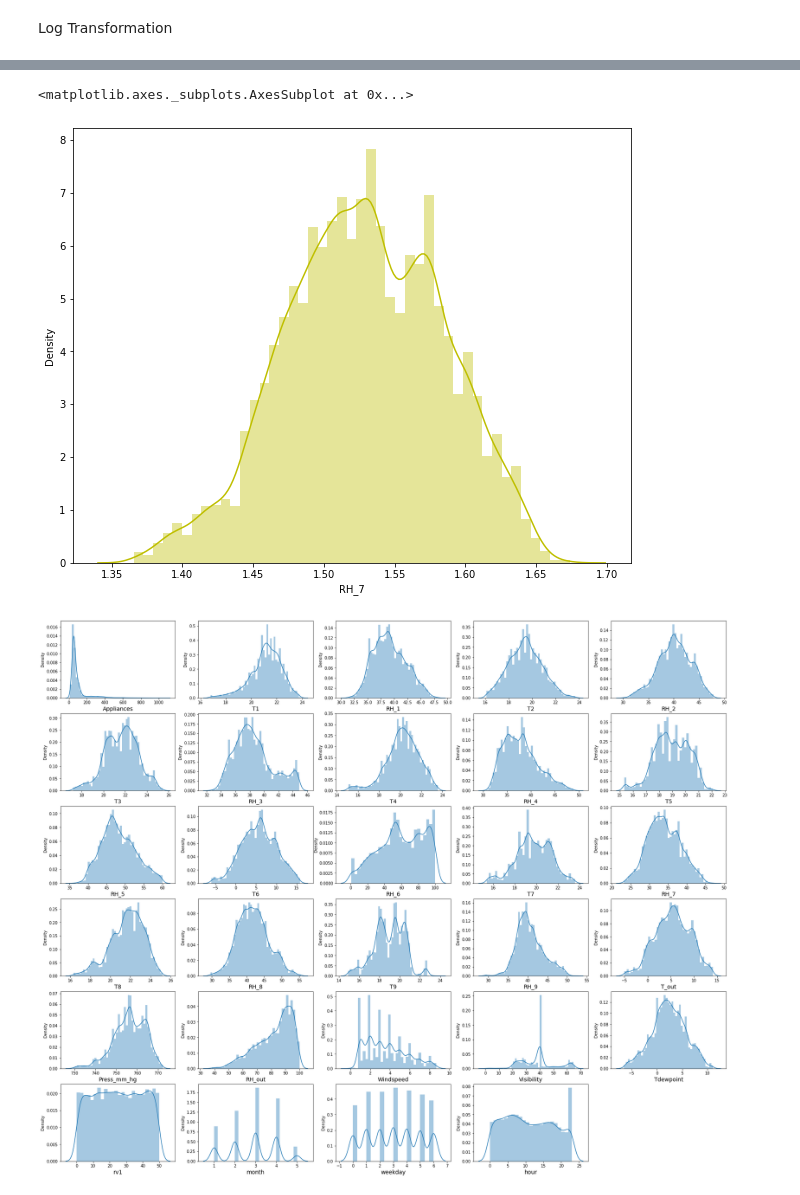
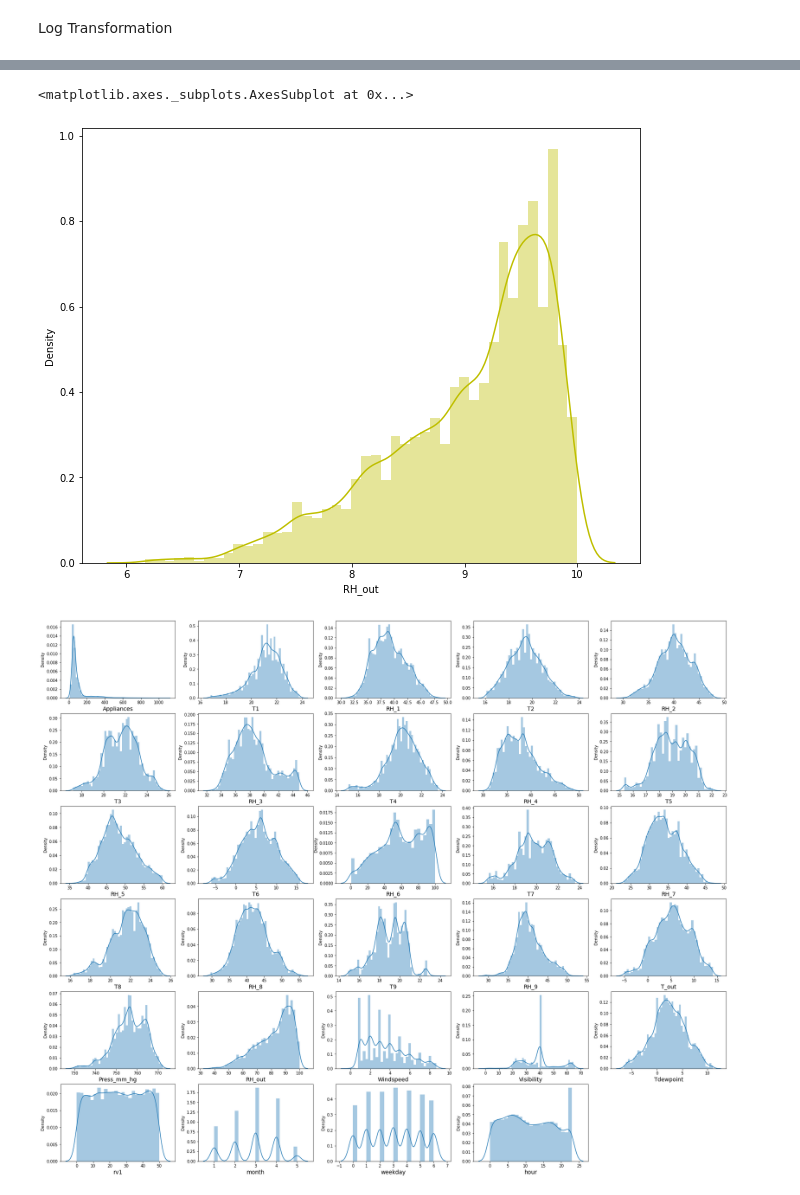
Before and after one commit to SakshamTripathi1996/Appliances-energy, a Jupyter notebook: Copy_of_Copy_of_Copy_of_appliances_min_max_scaler.ipynb, the cells around one changed output, grey strips where cells are left out. Cells and saved outputs as stored; diff of their text form; code cells hidden in the pictures.

```diff
--- a/Copy_of_Copy_of_Copy_of_appliances_min_max_scaler.ipynb
+++ b/Copy_of_Copy_of_Copy_of_appliances_min_max_scaler.ipynb
@@ -510,9 +580,9 @@ a_log.skew()
 # %%
 plt.figure(figsize=(10,8))
-sns.distplot(np.log10(data["RH_7"]),color="y")
+sns.distplot(np.sqrt(data["RH_out"]),color="y")
 # %% [output]
 <matplotlib.axes._subplots.AxesSubplot at 0x...>
-[figure, old version]
+[figure, new version]
 # %%
 plt.figure(figsize=(30,25))
 plotnumber = 1
```
Also changed, not shown: parts of 25 cells of this notebook.
